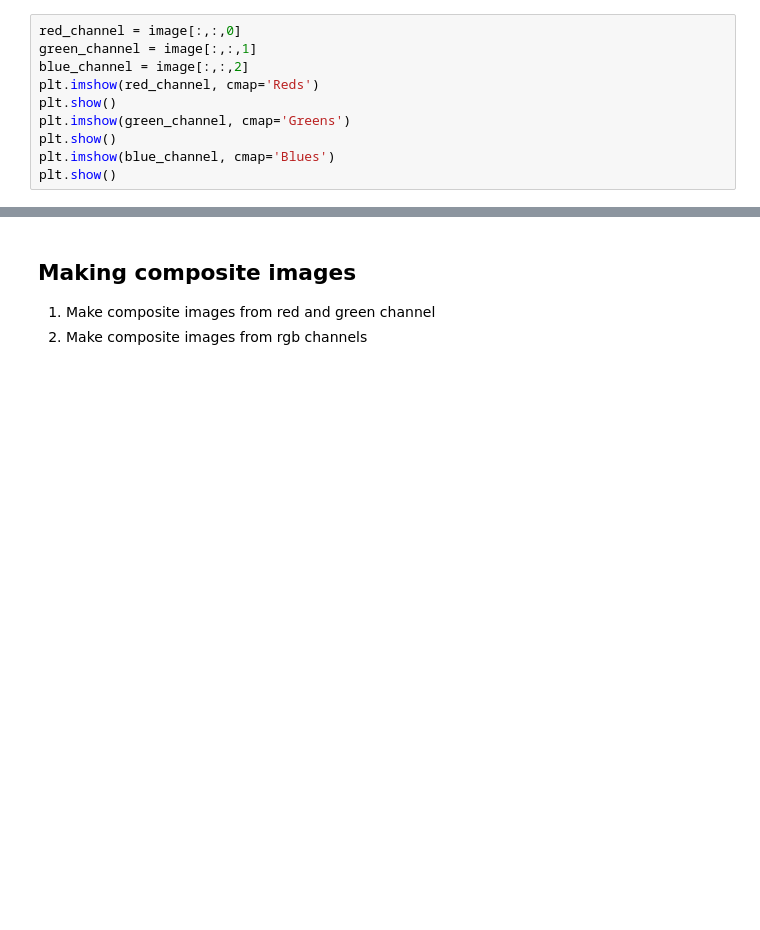
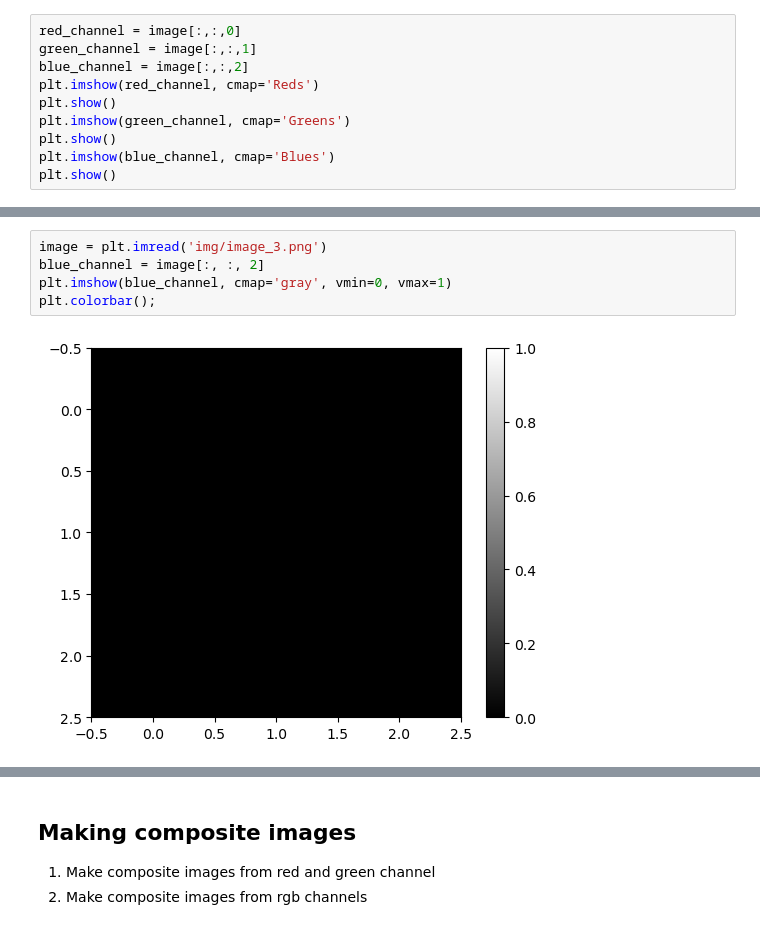
Before and after one commit to ibehave-ibots/Intro-To-Calcium-Imaging-Analysis, a Jupyter notebook: day1/1 Introduction to Numpy for Image Processing.ipynb, the cells around one changed output, grey strips where cells are left out. Drawn from its saved outputs; the diff is of its cells as text; blank space fills up the shorter version.

```diff
--- a/day1/1 Introduction to Numpy for Image Processing.ipynb
+++ b/day1/1 Introduction to Numpy for Image Processing.ipynb
@@ -204,0 +155,7 @@ plt.colorbar()
+# %%
+image = plt.imread('img/image_3.png')
+blue_channel = image[:, :, 2]
+plt.imshow(blue_channel, cmap='gray', vmin=0, vmax=1)
+plt.colorbar();
+# %% [output]
+[figure, added]
```
Also changed, not shown: parts of 41 cells of this notebook.
